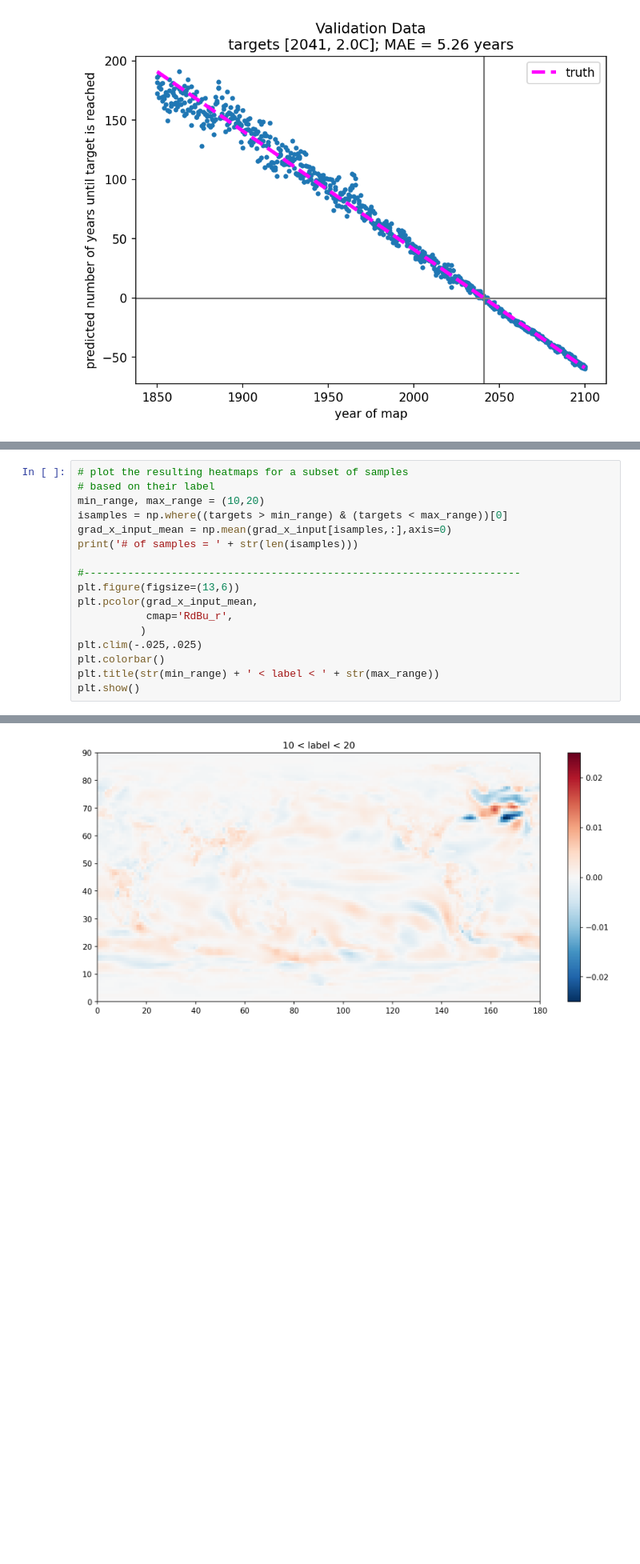
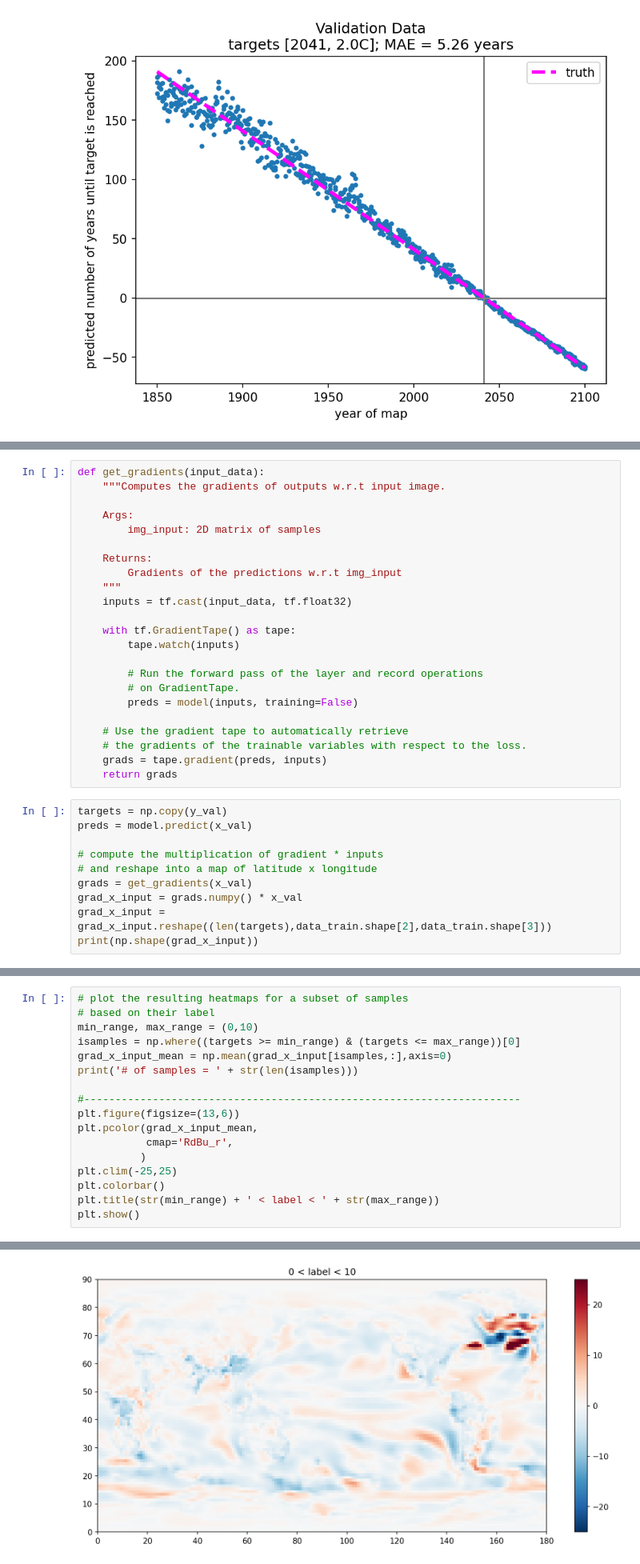
Before and after one commit to eabarnes1010/target_temp_detection, a Jupyter notebook: _train_model.ipynb, the cells around one changed output, grey strips where cells are left out. Shown: that part at 80% size. Saved outputs shown, nothing was run; the diff lists cells and outputs as text; blank space fills up the shorter version.

Commit message:
fixed bug in input x gradient and added a bunch of integrated gradients

```diff
--- a/_train_model.ipynb
+++ b/_train_model.ipynb
@@ -335,0 +313,33 @@ print(np.shape(grad_x_input))
+# %%
+def get_gradients(input_data):
+    """Computes the gradients of outputs w.r.t input image.
+
+    Args:
+        img_input: 2D matrix of samples
+
+    Returns:
+        Gradients of the predictions w.r.t img_input
+    """
+    inputs = tf.cast(input_data, tf.float32)
+
+    with tf.GradientTape() as tape:
+        tape.watch(inputs)
+
+        # Run the forward pass of the layer and record operations
+        # on GradientTape.
+        preds = model(inputs, training=False)
+
+    # Use the gradient tape to automatically retrieve
+    # the gradients of the trainable variables with respect to the loss.
+    grads = tape.gradient(preds, inputs)
+    return grads
+# %%
+targets = np.copy(y_val)
+preds = model.predict(x_val)
+
+# compute the multiplication of gradient * inputs
+# and reshape into a map of latitude x longitude
+grads = get_gradients(x_val)
+grad_x_input = grads.numpy() * x_val
+grad_x_input = grad_x_input.reshape((len(targets),data_train.shape[2],data_train.shape[3]))
+print(np.shape(grad_x_input))
@@ -336,8 +348,8 @@ print(np.shape(grad_x_input))
 # %%
 # plot the resulting heatmaps for a subset of samples
 # based on their label
-min_range, max_range = (10,20)
-isamples = np.where((targets > min_range) & (targets < max_range))[0]
+min_range, max_range = (0,10)
+isamples = np.where((targets >= min_range) & (targets <= max_range))[0]
 grad_x_input_mean = np.mean(grad_x_input[isamples,:],axis=0)
 print('# of samples = ' + str(len(isamples)))
 
@@ -346,7 +358,7 @@ plt.figure(figsize=(13,6))
 plt.pcolor(grad_x_input_mean,
            cmap='RdBu_r',
           )
-plt.clim(-.025,.025)
+plt.clim(-25,25)
 plt.colorbar()
 plt.title(str(min_range) + ' < label < ' + str(max_range))
 plt.show()
@@ -355 +367 @@ plt.show()
-[figure, old version]
+[figure, new version]
```
Also changed, not shown: parts of 13 cells of this notebook.
